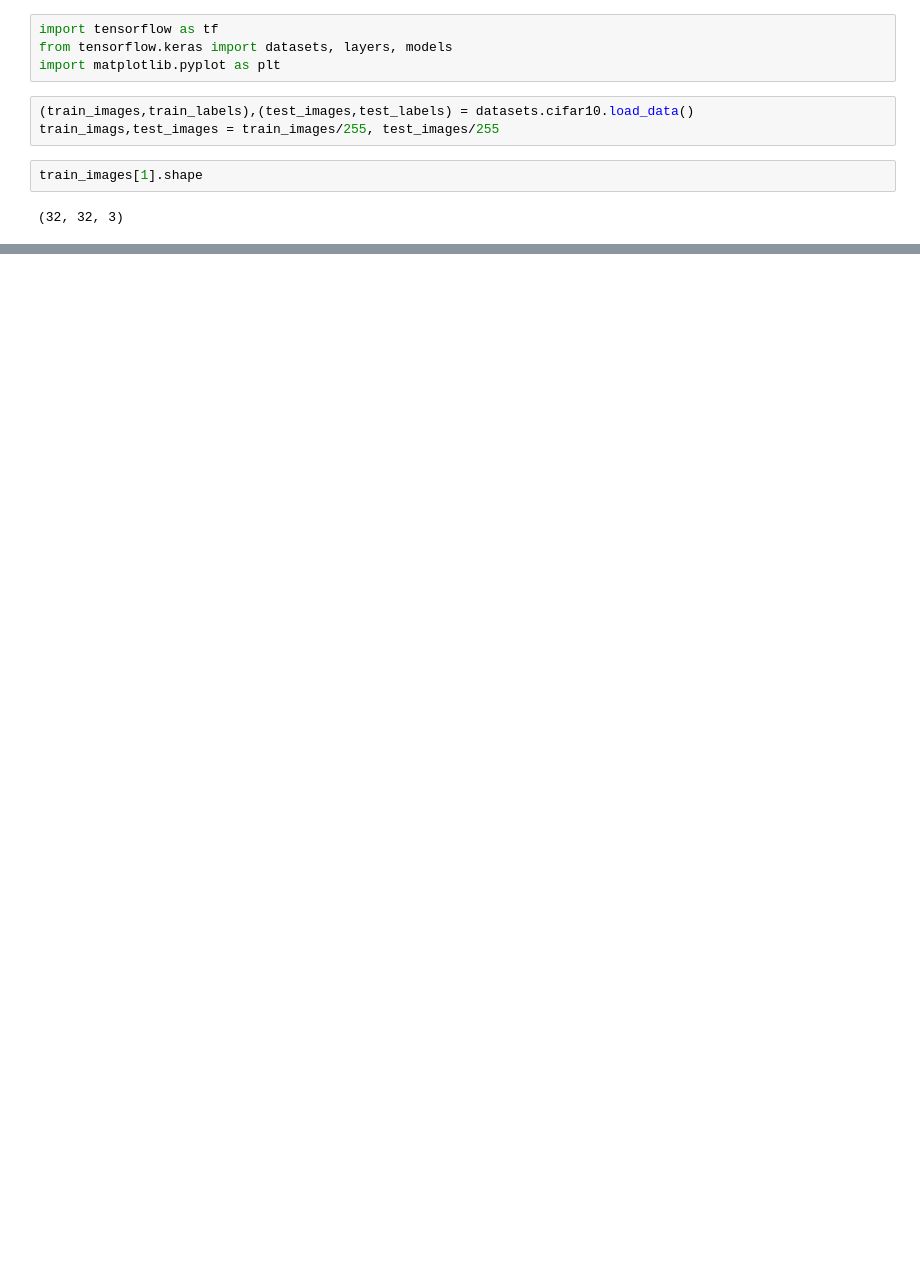
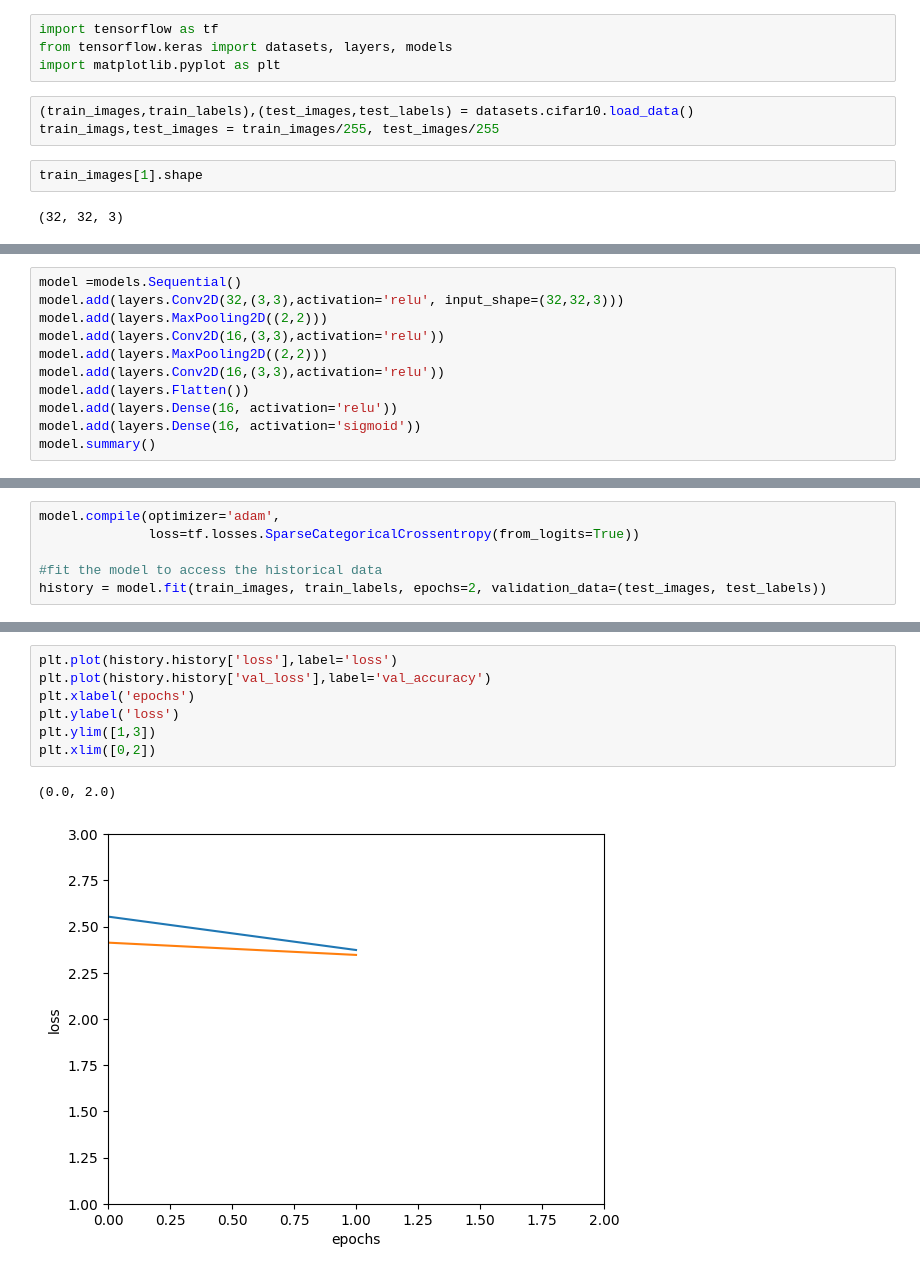
Before and after one commit to vengie/neuralnet_deeplearning, a Jupyter notebook: ConvolutionalNeuralNetwork.ipynb, the cells around one changed output, grey strips where cells are left out. Saved outputs shown, nothing was run; the diff lists cells and outputs as text; blank space fills up the shorter version.

```diff
--- a/ConvolutionalNeuralNetwork.ipynb
+++ b/ConvolutionalNeuralNetwork.ipynb
@@ -15,0 +27,11 @@ class_name =['airplane','automobile','bird','cat','deer','dog','horse','ship','t
+# %%
+model =models.Sequential()
+model.add(layers.Conv2D(32,(3,3),activation='relu', input_shape=(32,32,3)))
+model.add(layers.MaxPooling2D((2,2)))
+model.add(layers.Conv2D(16,(3,3),activation='relu'))
+model.add(layers.MaxPooling2D((2,2)))
+model.add(layers.Conv2D(16,(3,3),activation='relu'))
+model.add(layers.Flatten())
+model.add(layers.Dense(16, activation='relu'))
+model.add(layers.Dense(16, activation='sigmoid'))
+model.summary()
@@ -15,0 +56,6 @@ class_name =['airplane','automobile','bird','cat','deer','dog','horse','ship','t
+# %%
+model.compile(optimizer='adam',
+              loss=tf.losses.SparseCategoricalCrossentropy(from_logits=True))
+
+#fit the model to access the historical data
+history = model.fit(train_images, train_labels, epochs=2, validation_data=(test_images, test_labels))
@@ -15,0 +67,10 @@ class_name =['airplane','automobile','bird','cat','deer','dog','horse','ship','t
+# %%
+plt.plot(history.history['loss'],label='loss')
+plt.plot(history.history['val_loss'],label='val_accuracy')
+plt.xlabel('epochs')
+plt.ylabel('loss')
+plt.ylim([1,3])
+plt.xlim([0,2])
+# %% [output]
+(0.0, 2.0)
+[figure, added]
```
Also changed, not shown: parts of 6 cells of this notebook.
